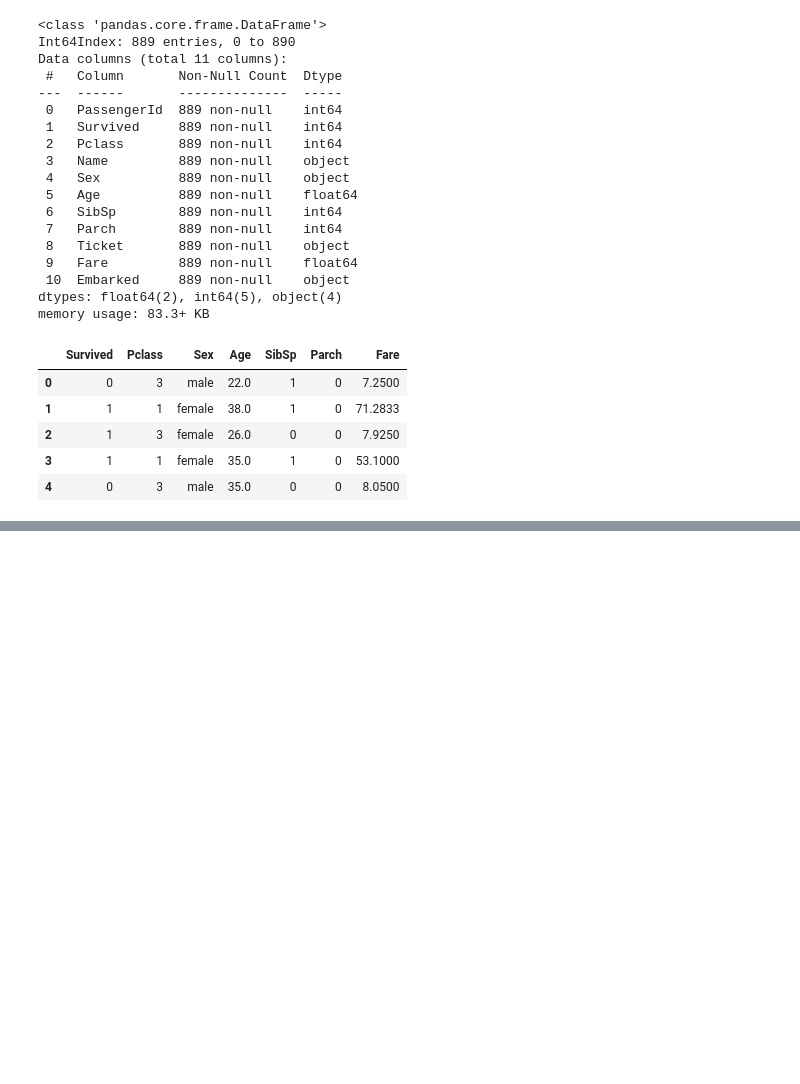
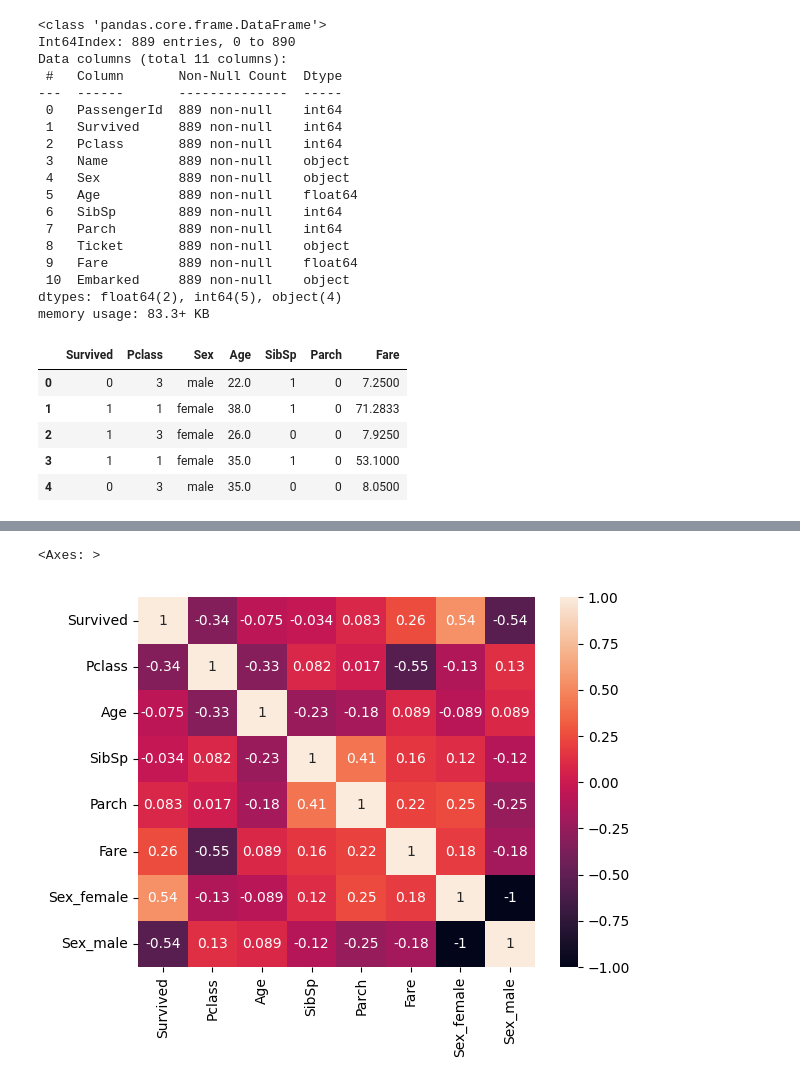
Before and after one commit to Greeshmashetty19/AIML_Project, a Jupyter notebook: Titanic_dataset.ipynb, the cells around one changed output, grey strips where cells are left out. Cells and saved outputs as stored; diff of their text form; code cells hidden in the pictures; blank space fills up the shorter version.

```diff
--- a/Titanic_dataset.ipynb
+++ b/Titanic_dataset.ipynb
@@ -189,0 +215,2 @@ data.head()
+# %%
+data_2 = pd.get_dummies(data , columns=['Sex'])
@@ -189,0 +240,5 @@ data.head()
+# %%
+sns.heatmap(data_2.corr(), annot=True)
+# %% [output]
+<Axes: >
+[figure, added]
```
Also changed, not shown: parts of 18 cells of this notebook.
